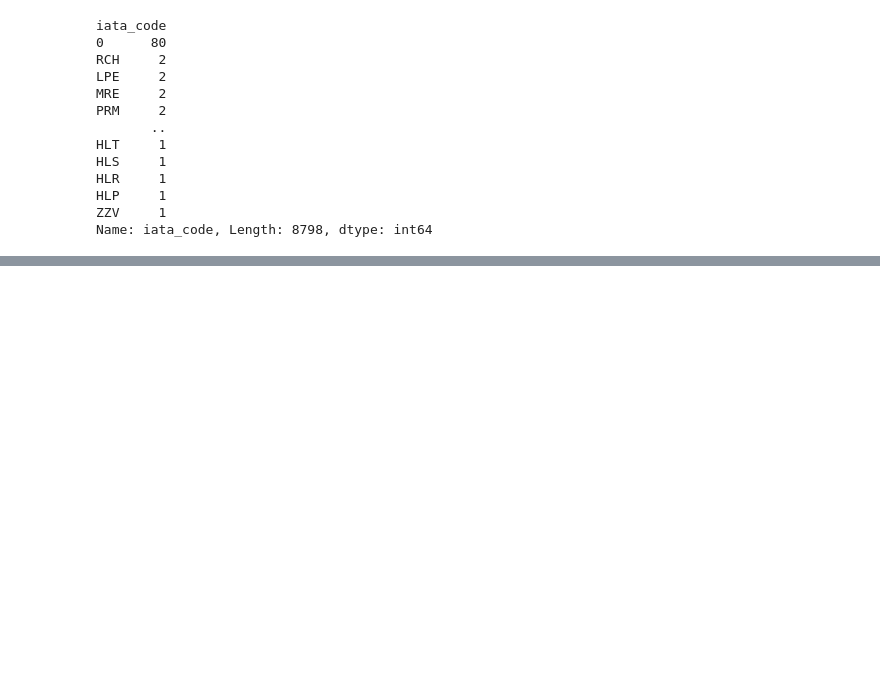
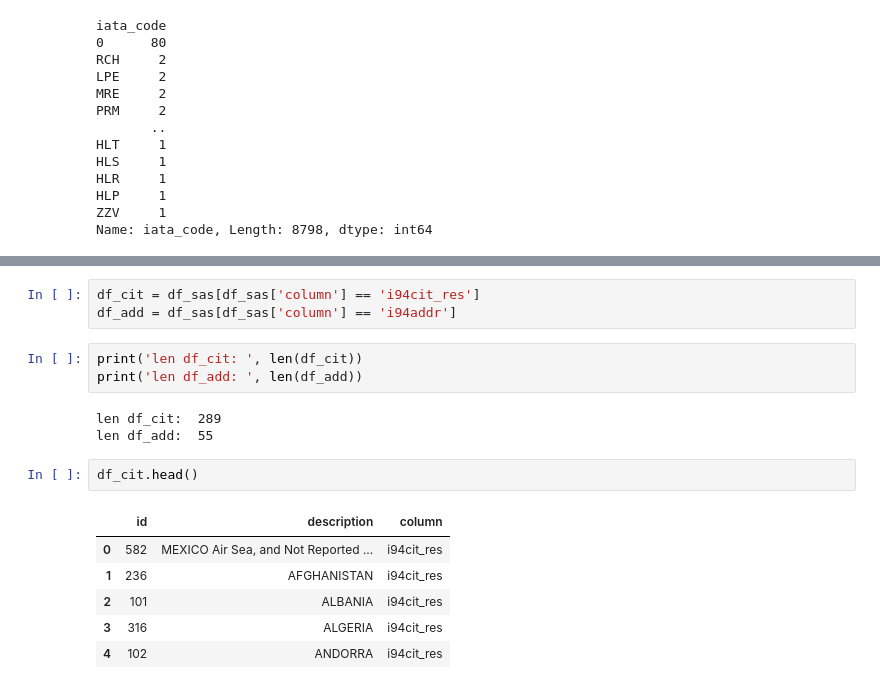
Before and after one commit to Nogfel/Data-Engineering-Nanodegree, a Jupyter notebook: Udacity_final_project/data_exploration.ipynb, the cells around one changed output, grey strips where cells are left out. Saved outputs shown, nothing was run; the diff lists cells and outputs as text; blank space fills up the shorter version.

```diff
--- a/Udacity_final_project/data_exploration.ipynb
+++ b/Udacity_final_project/data_exploration.ipynb
@@ -183,0 +280,18 @@ df_a[df_a['iata_code'] == 'RCH']
+# %%
+df_cit = df_sas[df_sas['column'] == 'i94cit_res']
+df_add = df_sas[df_sas['column'] == 'i94addr']
+# %%
+print('len df_cit: ', len(df_cit))
+print('len df_add: ', len(df_add))
+# %% [output]
+len df_cit:  289
+len df_add:  55
+# %%
+df_cit.head()
+# %% [output]
+|  | id | description | column |
+| 0 | 582 | MEXICO Air Sea, and Not Reported ... | i94cit_res |
+| 1 | 236 | AFGHANISTAN | i94cit_res |
+| 2 | 101 | ALBANIA | i94cit_res |
+| 3 | 316 | ALGERIA | i94cit_res |
+| 4 | 102 | ANDORRA | i94cit_res |
```
Also changed, not shown: parts of 16 cells of this notebook, 6 other files.
